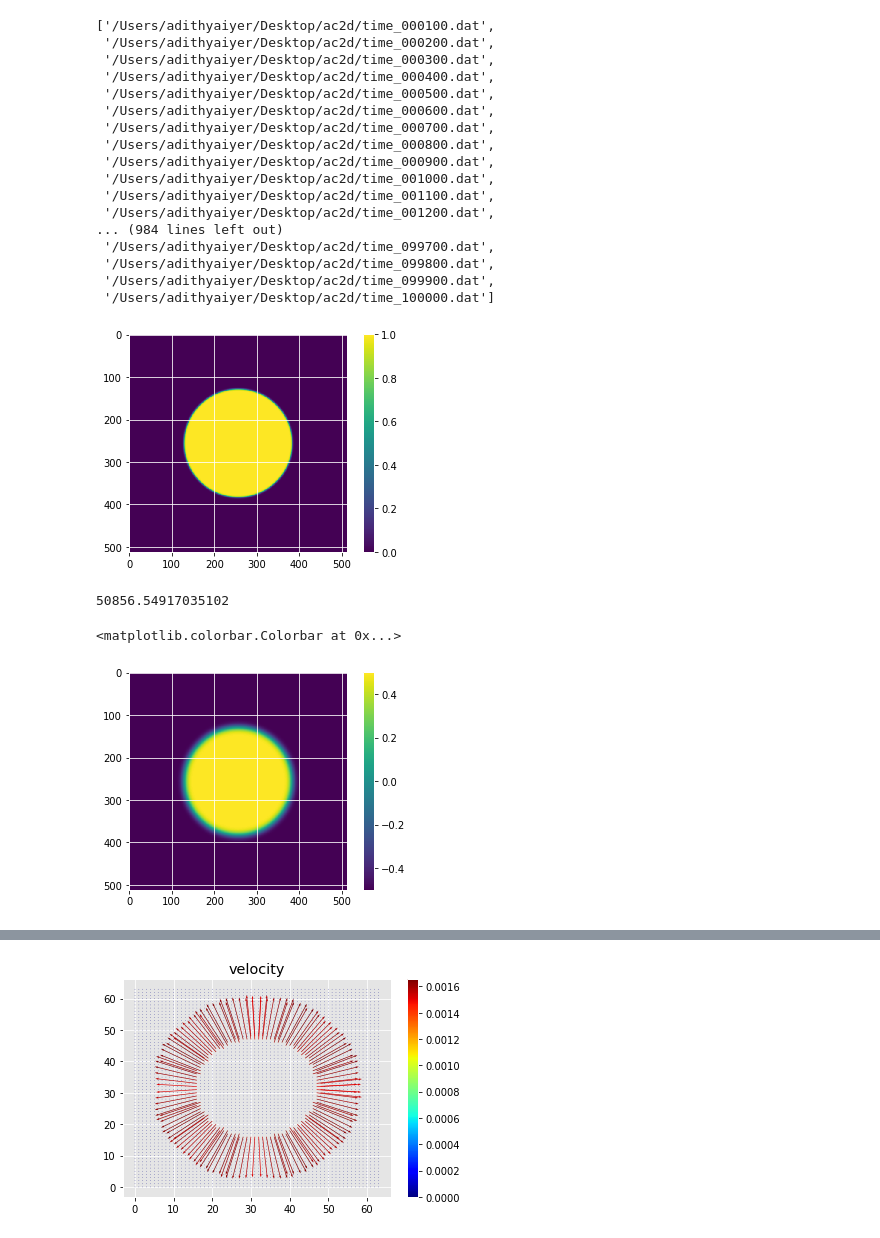
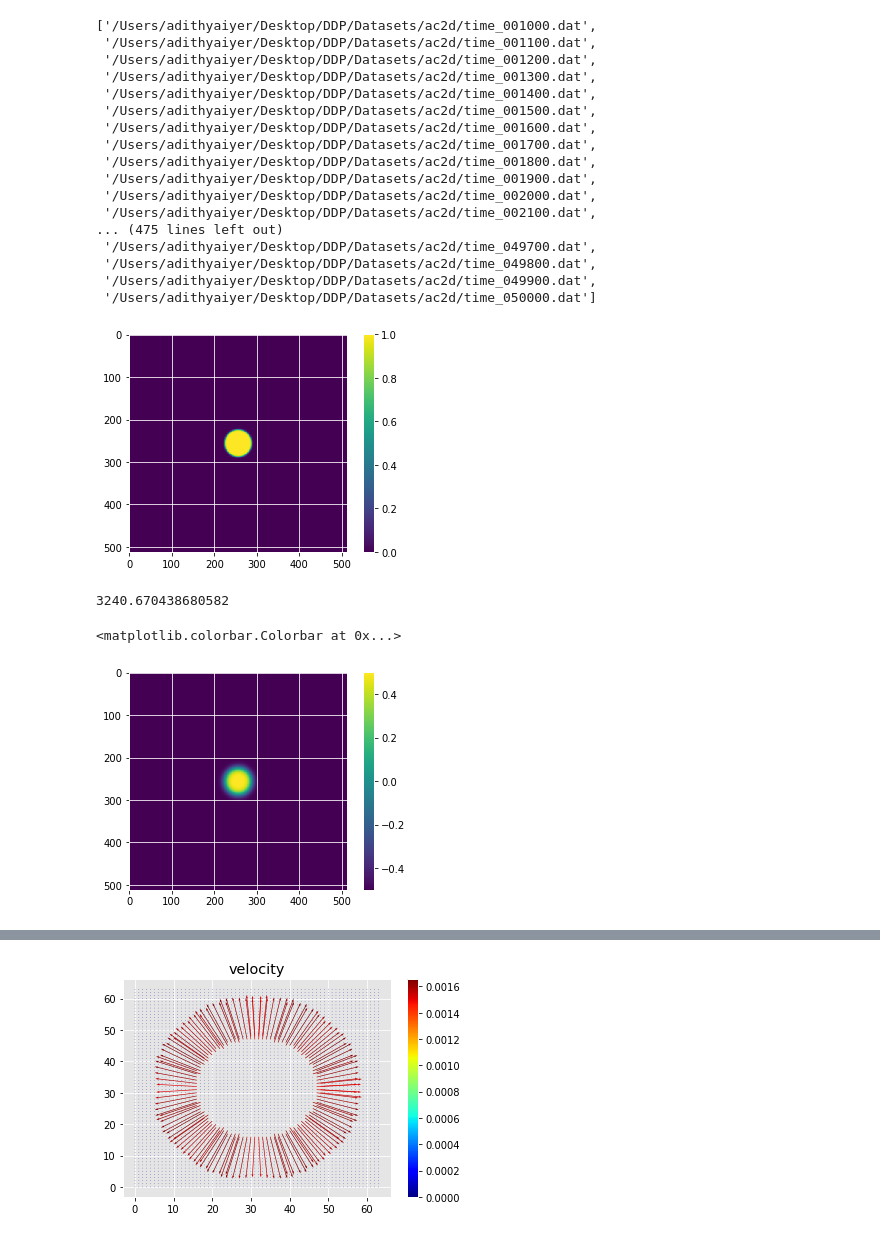
Before and after one commit to nhgowtham/MicrostructureStatistics, a Jupyter notebook: Velocity Distributions-Circular.ipynb, the cells around one changed output, grey strips where cells are left out. Drawn from its saved outputs; the diff is of its cells as text; code cells hidden in the pictures.

```diff
--- a/Velocity Distributions-Circular.ipynb
+++ b/Velocity Distributions-Circular.ipynb
@@ -8,7 +8,7 @@ import pandas as pd
 import os
 from Scripts import velocityCalculations as vel
 # %%
-path = '/Users/adithyaiyer/Desktop/ac2d/'
+path = '/Users/adithyaiyer/Desktop/DDP/Datasets/ac2d/'
 list_files = os.listdir(path)
 list_files.sort()
 j = 0
@@ -18,36 +18,36 @@ for i in list_files:
 # %%
 list_files
 # %% [output]
-['/Users/adithyaiyer/Desktop/ac2d/time_000100.dat',
- '/Users/adithyaiyer/Desktop/ac2d/time_000200.dat',
- '/Users/adithyaiyer/Desktop/ac2d/time_000300.dat',
- '/Users/adithyaiyer/Desktop/ac2d/time_000400.dat',
- '/Users/adithyaiyer/Desktop/ac2d/time_000500.dat',
- '/Users/adithyaiyer/Desktop/ac2d/time_000600.dat',
- '/Users/adithyaiyer/Desktop/ac2d/time_000700.dat',
- '/Users/adithyaiyer/Desktop/ac2d/time_000800.dat',
- '/Users/adithyaiyer/Desktop/ac2d/time_000900.dat',
- '/Users/adithyaiyer/Desktop/ac2d/time_001000.dat',
- '/Users/adithyaiyer/Desktop/ac2d/time_001100.dat',
- '/Users/adithyaiyer/Desktop/ac2d/time_001200.dat',
-... (984 lines left out)
- '/Users/adithyaiyer/Desktop/ac2d/time_099700.dat',
- '/Users/adithyaiyer/Desktop/ac2d/time_099800.dat',
- '/Users/adithyaiyer/Desktop/ac2d/time_099900.dat',
- '/Users/adithyaiyer/Desktop/ac2d/time_100000.dat']
+['/Users/adithyaiyer/Desktop/DDP/Datasets/ac2d/time_001000.dat',
+ '/Users/adithyaiyer/Desktop/DDP/Datasets/ac2d/time_001100.dat',
+ '/Users/adithyaiyer/Desktop/DDP/Datasets/ac2d/time_001200.dat',
+ '/Users/adithyaiyer/Desktop/DDP/Datasets/ac2d/time_001300.dat',
+ '/Users/adithyaiyer/Desktop/DDP/Datasets/ac2d/time_001400.dat',
+ '/Users/adithyaiyer/Desktop/DDP/Datasets/ac2d/time_001500.dat',
+ '/Users/adithyaiyer/Desktop/DDP/Datasets/ac2d/time_001600.dat',
+ '/Users/adithyaiyer/Desktop/DDP/Datasets/ac2d/time_001700.dat',
+ '/Users/adithyaiyer/Desktop/DDP/Datasets/ac2d/time_001800.dat',
+ '/Users/adithyaiyer/Desktop/DDP/Datasets/ac2d/time_001900.dat',
+ '/Users/adithyaiyer/Desktop/DDP/Datasets/ac2d/time_002000.dat',
+ '/Users/adithyaiyer/Desktop/DDP/Datasets/ac2d/time_002100.dat',
+... (475 lines left out)
+ '/Users/adithyaiyer/Desktop/DDP/Datasets/ac2d/time_049700.dat',
+ '/Users/adithyaiyer/Desktop/DDP/Datasets/ac2d/time_049800.dat',
+ '/Users/adithyaiyer/Desktop/DDP/Datasets/ac2d/time_049900.dat',
+ '/Users/adithyaiyer/Desktop/DDP/Datasets/ac2d/time_050000.dat']
 # %%
-img_ = corr.dat_to_numpy(list_files[600])
+img_ = corr.dat_to_numpy(list_files[390])
 plt.imshow(img_)
 plt.colorbar()
 plt.show()
 print(np.sum(img_))
 # %% [output]
-[figure, old version]
+[figure, new version]
-50856.54917035102
+3240.670438680582
 # %%
 plt.imshow(vel.image_preprocessing(img_))
 plt.colorbar()
 # %% [output]
 <matplotlib.colorbar.Colorbar at 0x...>
-[figure, old version]
+[figure, new version]
 # %%
```
Also changed, not shown: parts of 8 cells of this notebook, 3 other files.
